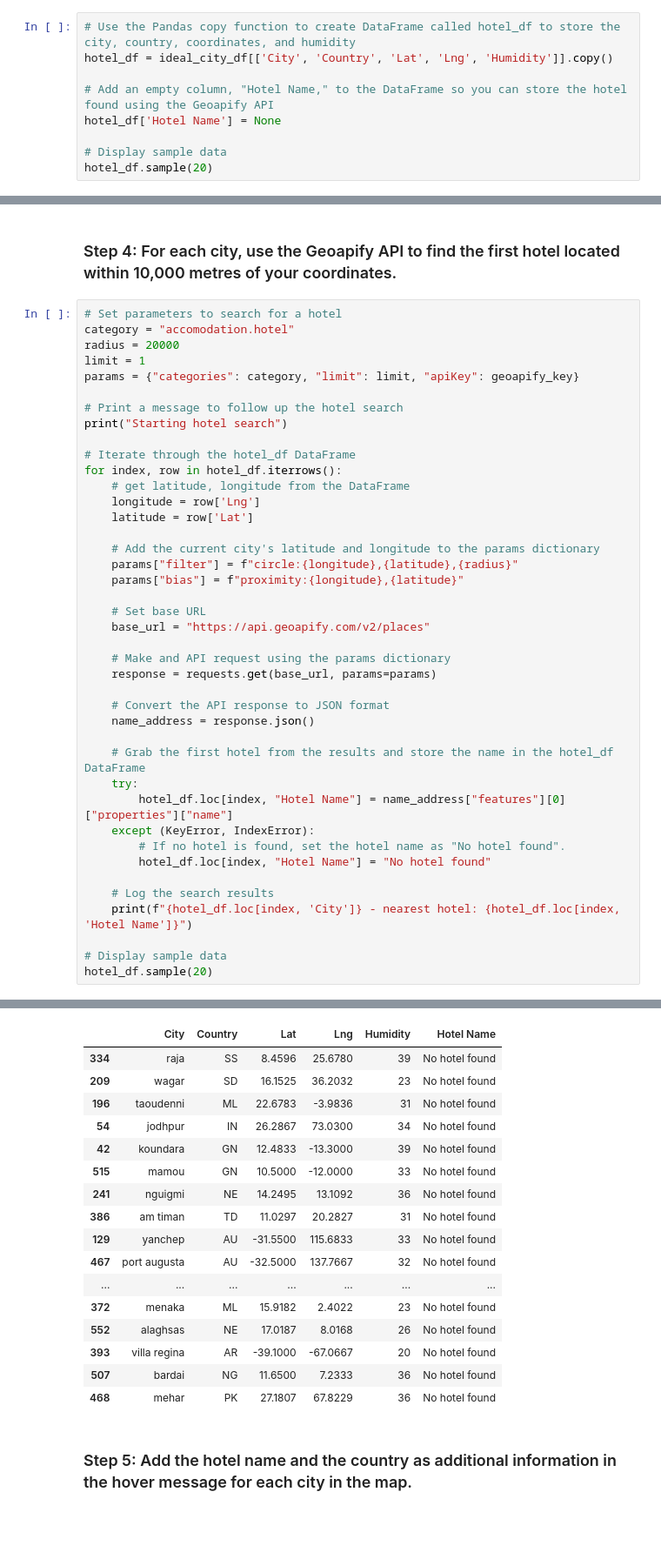
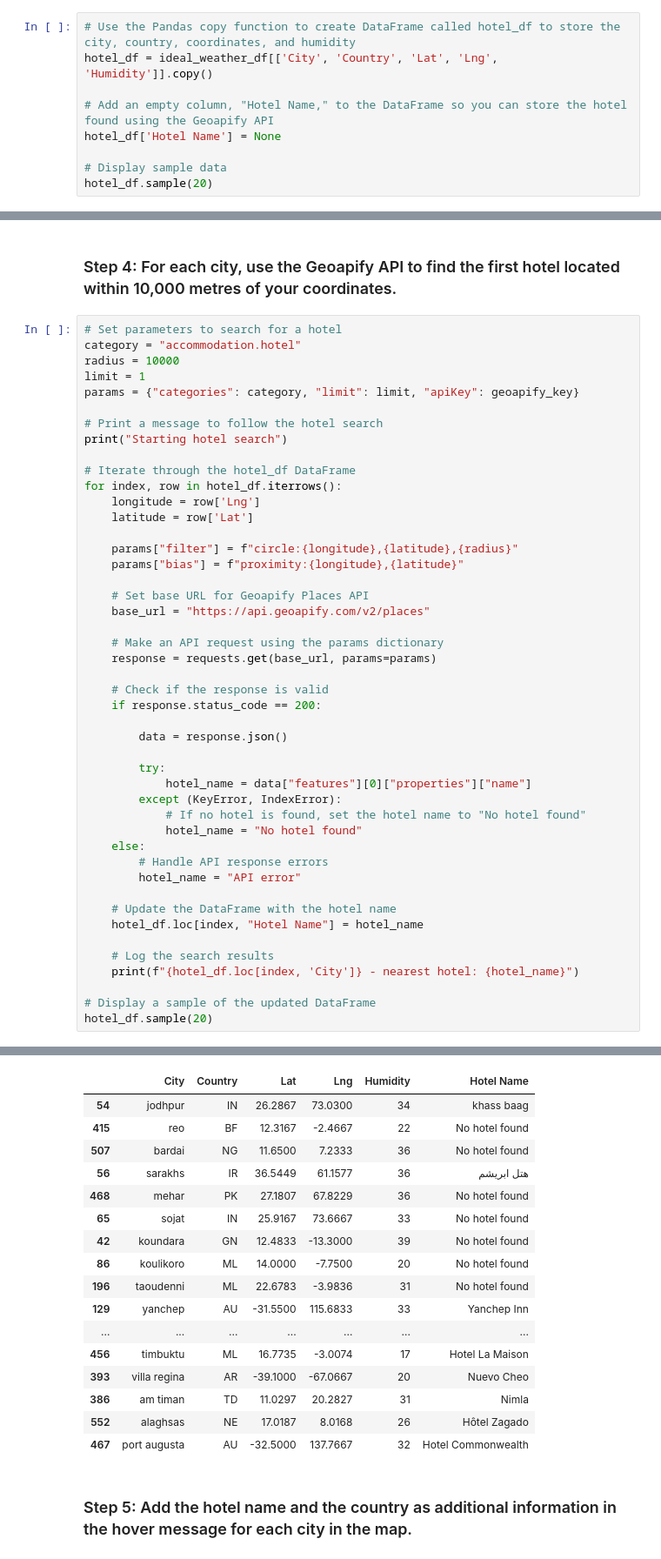
Before and after one commit to janehedges/python-api-challenge, a Jupyter notebook: VacationPy.ipynb, the cells around one changed output, grey strips where cells are left out. Shown at 87% size. Cells and saved outputs as stored; diff of their text form; blank space fills up the shorter version.

```diff
--- a/VacationPy.ipynb
+++ b/VacationPy.ipynb
@@ -83,7 +87,7 @@ ideal_weather_df.head(20)
 ### Step 3: Create a new DataFrame called `hotel_df`.
 # %%
 # Use the Pandas copy function to create DataFrame called hotel_df to store the city, country, coordinates, and humidity
-hotel_df = ideal_city_df[['City', 'Country', 'Lat', 'Lng', 'Humidity']].copy()
+hotel_df = ideal_weather_df[['City', 'Country', 'Lat', 'Lng', 'Humidity']].copy()
 
 # Add an empty column, "Hotel Name," to the DataFrame so you can store the hotel found using the Geoapify API
 hotel_df['Hotel Name'] = None
@@ -112,44 +116,49 @@ hotel_df.sample(20)
 ### Step 4: For each city, use the Geoapify API to find the first hotel located within 10,000 metres of your coordinates.
 # %%
 # Set parameters to search for a hotel
-category = "accomodation.hotel"
-radius = 20000
+category = "accommodation.hotel"
+radius = 10000
 limit = 1
 params = {"categories": category, "limit": limit, "apiKey": geoapify_key}
 
-# Print a message to follow up the hotel search
+# Print a message to follow the hotel search
 print("Starting hotel search")
 
 # Iterate through the hotel_df DataFrame
 for index, row in hotel_df.iterrows():
-    # get latitude, longitude from the DataFrame
     longitude = row['Lng']
     latitude = row['Lat']
 
-    # Add the current city's latitude and longitude to the params dictionary
     params["filter"] = f"circle:{longitude},{latitude},{radius}"
     params["bias"] = f"proximity:{longitude},{latitude}"
 
-    # Set base URL
+    # Set base URL for Geoapify Places API
     base_url = "https://api.geoapify.com/v2/places"
 
-    # Make and API request using the params dictionary
+    # Make an API request using the params dictionary
     response = requests.get(base_url, params=params)
 
-    # Convert the API response to JSON format
-    name_address = response.json()
+    # Check if the response is valid
+    if response.status_code == 200:
 
-    # Grab the first hotel from the results and store the name in the hotel_df DataFrame
-    try:
-        hotel_df.loc[index, "Hotel Name"] = name_address["features"][0]["properties"]["name"]
-    except (KeyError, IndexError):
-        # If no hotel is found, set the hotel name as "No hotel found".
-        hotel_df.loc[index, "Hotel Name"] = "No hotel found"
+        data = response.json()
+
+        try:
+            hotel_name = data["features"][0]["properties"]["name"]
+        except (KeyError, IndexError):
+            # If no hotel is found, set the hotel name to "No hotel found"
+            hotel_name = "No hotel found"
+    else:
+        # Handle API response errors
+        hotel_name = "API error"
+
+    # Update the DataFrame with the hotel name
+    hotel_df.loc[index, "Hotel Name"] = hotel_name
 
     # Log the search results
-    print(f"{hotel_df.loc[index, 'City']} - nearest hotel: {hotel_df.loc[index, 'Hotel Name']}")
+    print(f"{hotel_df.loc[index, 'City']} - nearest hotel: {hotel_name}")
 
-# Display sample data
+# Display a sample of the updated DataFrame
 hotel_df.sample(20)
 # %% [output]
 Starting hotel search
@@ -172,20 +181,20 @@ alaghsas - nearest hotel: No hotel found
 |  | City | Country | Lat | Lng | Humidity | Hotel Name |
-| 334 | raja | SS | 8.4596 | 25.6780 | 39 | No hotel found |
-| 209 | wagar | SD | 16.1525 | 36.2032 | 23 | No hotel found |
+| 54 | jodhpur | IN | 26.2867 | 73.0300 | 34 | khass baag |
+| 415 | reo | BF | 12.3167 | -2.4667 | 22 | No hotel found |
+| 507 | bardai | NG | 11.6500 | 7.2333 | 36 | No hotel found |
+| 56 | sarakhs | IR | 36.5449 | 61.1577 | 36 | هتل ابریشم |
+| 468 | mehar | PK | 27.1807 | 67.8229 | 36 | No hotel found |
+| 65 | sojat | IN | 25.9167 | 73.6667 | 33 | No hotel found |
+| 42 | koundara | GN | 12.4833 | -13.3000 | 39 | No hotel found |
+| 86 | koulikoro | ML | 14.0000 | -7.7500 | 20 | No hotel found |
 | 196 | taoudenni | ML | 22.6783 | -3.9836 | 31 | No hotel found |
-| 54 | jodhpur | IN | 26.2867 | 73.0300 | 34 | No hotel found |
-| 42 | koundara | GN | 12.4833 | -13.3000 | 39 | No hotel found |
-| 515 | mamou | GN | 10.5000 | -12.0000 | 33 | No hotel found |
-| 241 | nguigmi | NE | 14.2495 | 13.1092 | 36 | No hotel found |
-| 386 | am timan | TD | 11.0297 | 20.2827 | 31 | No hotel found |
-| 129 | yanchep | AU | -31.5500 | 115.6833 | 33 | No hotel found |
-| 467 | port augusta | AU | -32.5000 | 137.7667 | 32 | No hotel found |
+| 129 | yanchep | AU | -31.5500 | 115.6833 | 33 | Yanchep Inn |
 | ... | ... | ... | ... | ... | ... | ... |
-| 372 | menaka | ML | 15.9182 | 2.4022 | 23 | No hotel found |
-| 552 | alaghsas | NE | 17.0187 | 8.0168 | 26 | No hotel found |
-| 393 | villa regina | AR | -39.1000 | -67.0667 | 20 | No hotel found |
-| 507 | bardai | NG | 11.6500 | 7.2333 | 36 | No hotel found |
-| 468 | mehar | PK | 27.1807 | 67.8229 | 36 | No hotel found |
+| 456 | timbuktu | ML | 16.7735 | -3.0074 | 17 | Hotel La Maison |
+| 393 | villa regina | AR | -39.1000 | -67.0667 | 20 | Nuevo Cheo |
+| 386 | am timan | TD | 11.0297 | 20.2827 | 31 | Nimla |
+| 552 | alaghsas | NE | 17.0187 | 8.0168 | 26 | Hôtel Zagado |
+| 467 | port augusta | AU | -32.5000 | 137.7667 | 32 | Hotel Commonwealth |
 # %% [markdown]
 ### Step 5: Add the hotel name and the country as additional information in the hover message for each city in the map.
 # %%
```
Also changed, not shown: parts of 3 cells of this notebook.
